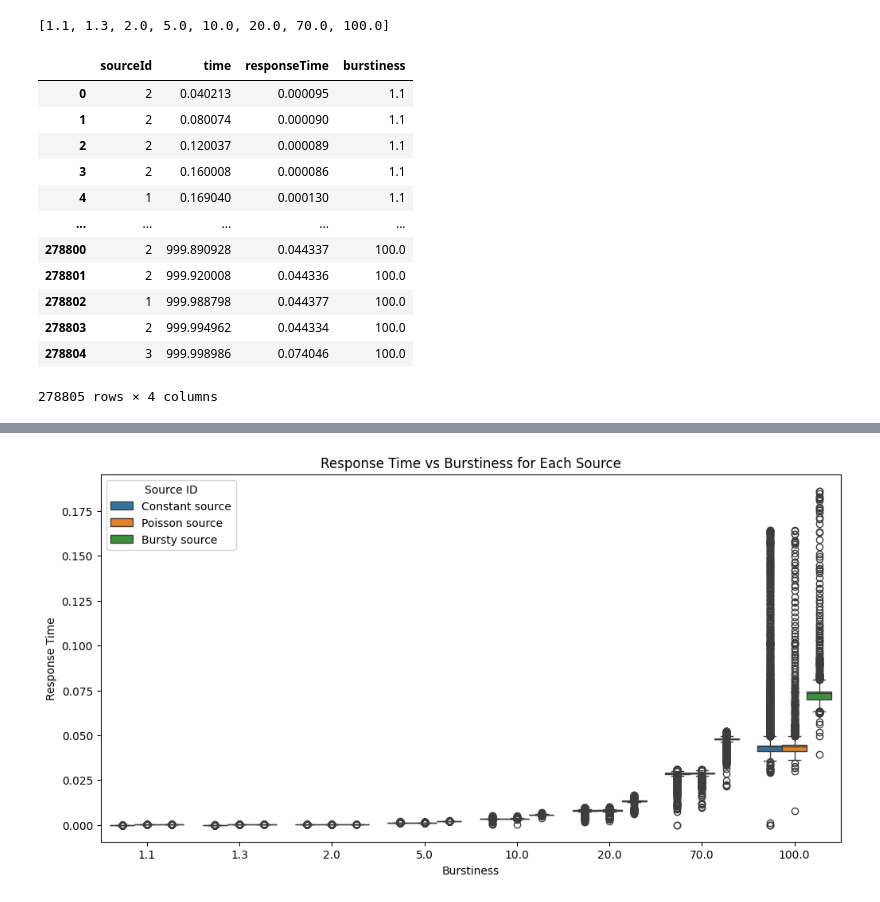
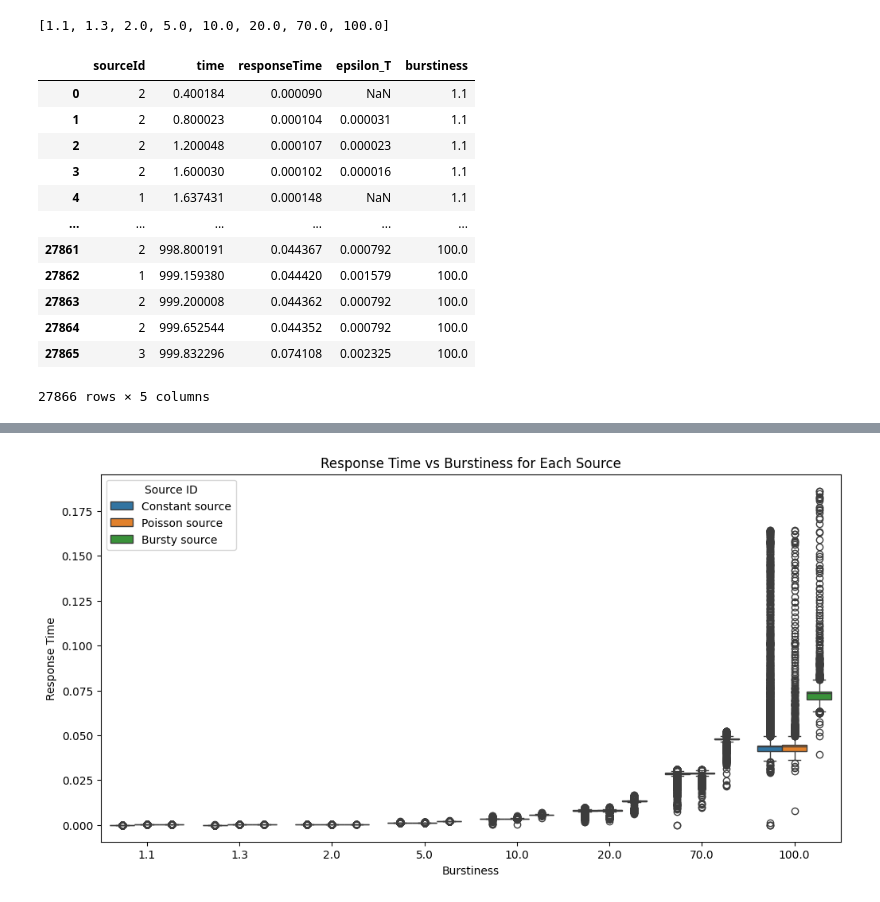
Before and after one commit to ArthurMbraga/simulation-and-metrology-project, a Jupyter notebook: plotResults.ipynb, the cells around one changed output, grey strips where cells are left out. Drawn from its saved outputs; the diff is of its cells as text; code cells hidden in the pictures.

```diff
--- a/plotResults.ipynb
+++ b/plotResults.ipynb
@@ -7,7 +7,7 @@ import re
 # %%
 # Get the burstiness values based on the files present in the directory
 results_dir = 'results'
-file_pattern = re.compile(r'response_times_burstiness_(\d+\.\d+).csv')
+file_pattern = re.compile(r'block_response_times_burstiness_(\d+\.\d+).csv')
 burstiness_values = []
 
 for filename in os.listdir(results_dir):
@@ -22,30 +22,30 @@ burstiness_values
 # %%
 # Load the data from the CSV files
 data_frames = []
 
 for burstiness in burstiness_values:
-    file_path = os.path.join(results_dir, f'response_times_burstiness_{burstiness}.csv')
+    file_path = os.path.join(results_dir, f'block_response_times_burstiness_{burstiness}.csv')
     if os.path.exists(file_path):
         df = pd.read_csv(file_path)
         data_frames.append(df)
 
 # Combine the data into a single DataFrame
 combined_df = pd.concat(data_frames, ignore_index=True)
 combined_df
 # %% [output]
-|  | sourceId | time | responseTime | burstiness |
-| 0 | 2 | 0.040213 | 0.000095 | 1.1 |
-| 1 | 2 | 0.080074 | 0.000090 | 1.1 |
-| 2 | 2 | 0.120037 | 0.000089 | 1.1 |
-| 3 | 2 | 0.160008 | 0.000086 | 1.1 |
-| 4 | 1 | 0.169040 | 0.000130 | 1.1 |
-| ... | ... | ... | ... | ... |
-| 278800 | 2 | 999.890928 | 0.044337 | 100.0 |
-| 278801 | 2 | 999.920008 | 0.044336 | 100.0 |
-| 278802 | 1 | 999.988798 | 0.044377 | 100.0 |
-| 278803 | 2 | 999.994962 | 0.044334 | 100.0 |
-| 278804 | 3 | 999.998986 | 0.074046 | 100.0 |
+|  | sourceId | time | responseTime | epsilon_T | burstiness |
+| 0 | 2 | 0.400184 | 0.000090 | NaN | 1.1 |
+| 1 | 2 | 0.800023 | 0.000104 | 0.000031 | 1.1 |
+| 2 | 2 | 1.200048 | 0.000107 | 0.000023 | 1.1 |
+| 3 | 2 | 1.600030 | 0.000102 | 0.000016 | 1.1 |
+| 4 | 1 | 1.637431 | 0.000148 | NaN | 1.1 |
+| ... | ... | ... | ... | ... | ... |
+| 27861 | 2 | 998.800191 | 0.044367 | 0.000792 | 100.0 |
+| 27862 | 1 | 999.159380 | 0.044420 | 0.001579 | 100.0 |
+| 27863 | 2 | 999.200008 | 0.044362 | 0.000792 | 100.0 |
+| 27864 | 2 | 999.652544 | 0.044352 | 0.000792 | 100.0 |
+| 27865 | 3 | 999.832296 | 0.074108 | 0.002325 | 100.0 |
-278805 rows × 4 columns
+27866 rows × 5 columns
 # %%
 # Map source IDs to names
 source_names = {1: 'Poisson source', 2: 'Constant source', 3: 'Bursty source'}
```
Also changed, not shown: parts of 2 cells of this notebook, 31 other files.
